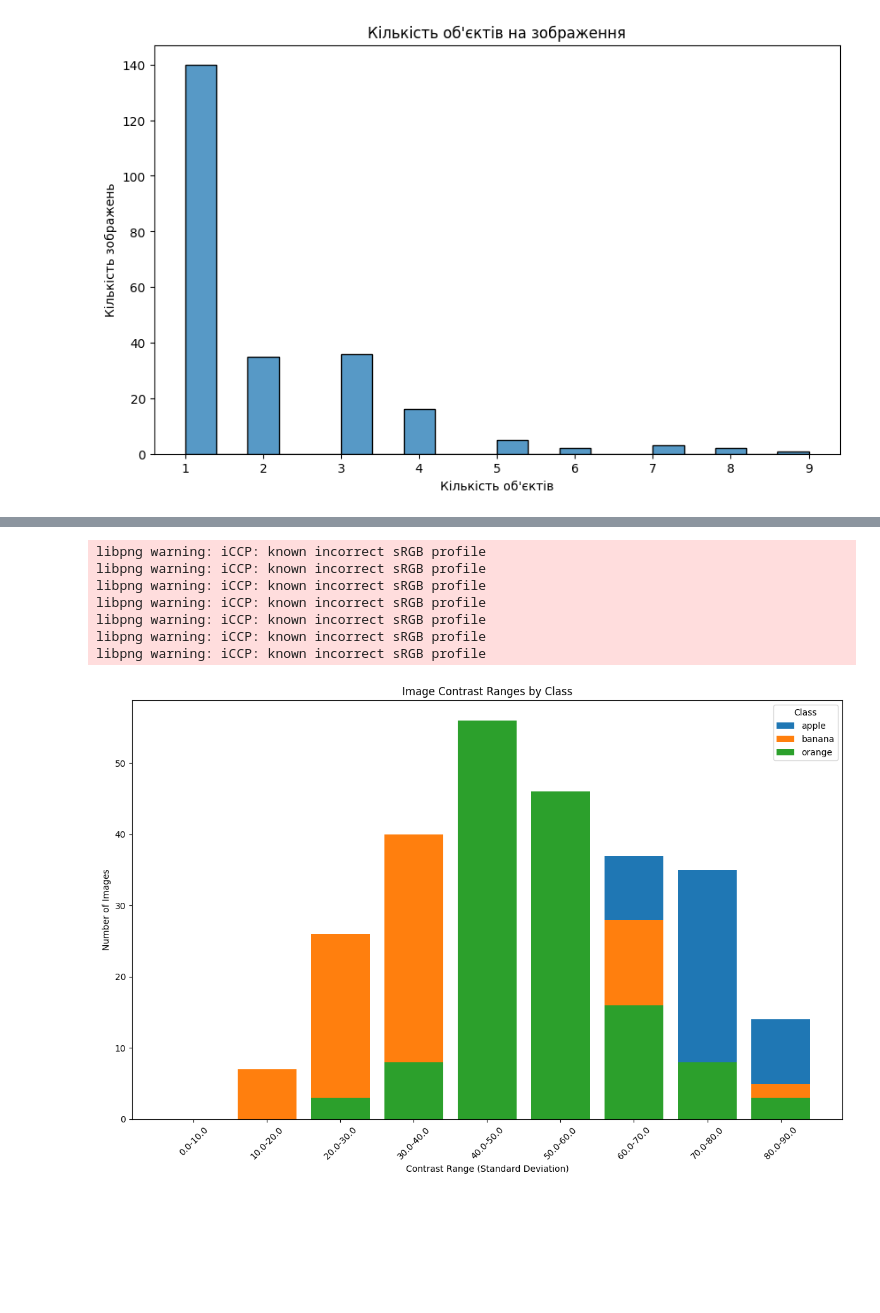
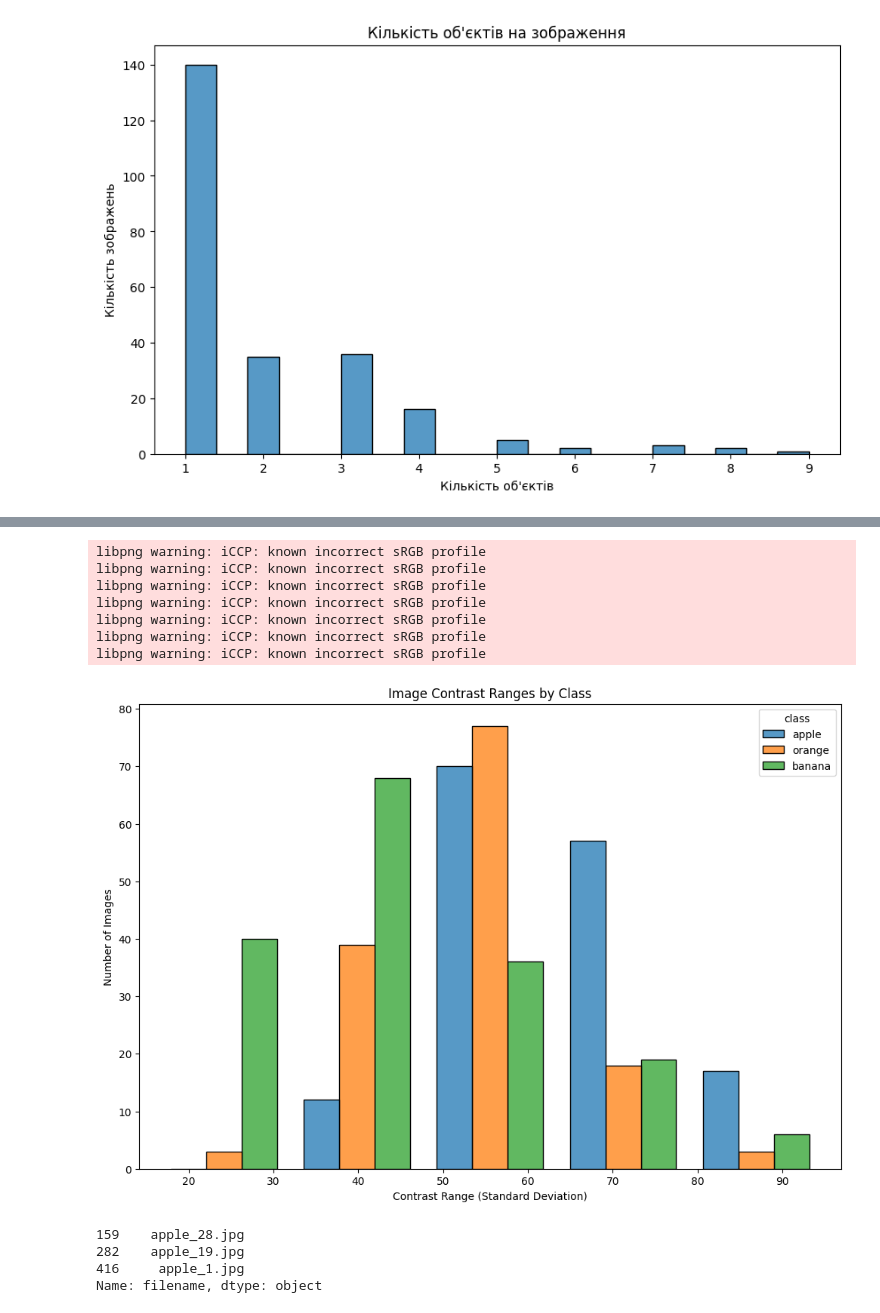
Before and after one commit to mar4enkom/neural-networks-lab, a Jupyter notebook: EDA.ipynb, the cells around one changed output, grey strips where cells are left out. Saved outputs shown, nothing was run; the diff lists cells and outputs as text; code cells hidden in the pictures; blank space fills up the shorter version.

```diff
--- a/EDA.ipynb
+++ b/EDA.ipynb
@@ -104,0 +133,14 @@ plt.show()
+# %%
+df['aspect_ratio'] = df['width'] / df['height']
+
+plt.figure(figsize=(10, 6))
+
+for obj_class in df['class'].unique():
+    subset = df[df['class'] == obj_class]
+    plt.hist(subset['aspect_ratio'], bins=30, alpha=0.5, label=obj_class)
+
+plt.xlabel('Aspect Ratio')
+plt.ylabel('Number of Images')
+plt.title('Aspect Ratio Distribution of images')
+plt.legend()
+plt.show()
@@ -174,44 +184,37 @@ plt.show()
 # %%
 def calculate_contrast(image_path):
     full_path = f"{dataset_folder}/{image_path}"
     image = cv2.imread(full_path)
     if image is None:
         return None
     gray_image = cv2.cvtColor(image, cv2.COLOR_BGR2GRAY)
-    contrast = gray_image.std()  # Standard deviation of pixel intensities (contrast)
+    contrast = gray_image.std()
     return contrast
 
 df['contrast'] = df['filename'].apply(calculate_contrast)
-df = df.dropna(subset=['contrast'])
-
-max_contrast = df['contrast'].max()
-contrast_bins = np.arange(0, max_contrast + 0.5, 10)
-contrast_labels = [f"{contrast_bins[i]}-{contrast_bins[i+1]}" for i in range(len(contrast_bins) - 1)]
-
-df['contrast_range'] = pd.cut(df['contrast'], bins=contrast_bins, labels=contrast_labels, right=False)
 
 plt.figure(figsize=(12, 8))
-
-for class_name, group in df.groupby('class'):
-    contrast_counts = group['contrast_range'].value_counts().sort_index()
-    plt.bar(contrast_counts.index, contrast_counts.values, label=class_name)
+sns.histplot(data=df, x='contrast', hue='class', multiple='dodge', bins=5, shrink=0.8)
 
 plt.title('Image Contrast Ranges by Class')
 plt.xlabel('Contrast Range (Standard Deviation)')
 plt.ylabel('Number of Images')
-plt.xticks(rotation=45)
-plt.legend(title='Class')
-plt.tight_layout()
 plt.show()
+
+print(df[(df['class'] == 'apple') & (df['contrast'] > 90)]['filename'])
 # %% [output]
 libpng warning: iCCP: known incorrect sRGB profile
 libpng warning: iCCP: known incorrect sRGB profile
 libpng warning: iCCP: known incorrect sRGB profile
 libpng warning: iCCP: known incorrect sRGB profile
 libpng warning: iCCP: known incorrect sRGB profile
 libpng warning: iCCP: known incorrect sRGB profile
 libpng warning: iCCP: known incorrect sRGB profile
-[figure, old version]
+[figure, new version]
+159    apple_28.jpg
+282    apple_19.jpg
+416     apple_1.jpg
+Name: filename, dtype: object
 # %%
 def calculate_brightness(image_path):
     full_path = f"{dataset_folder}/{image_path}"
```
Also changed, not shown: parts of 12 cells of this notebook.
